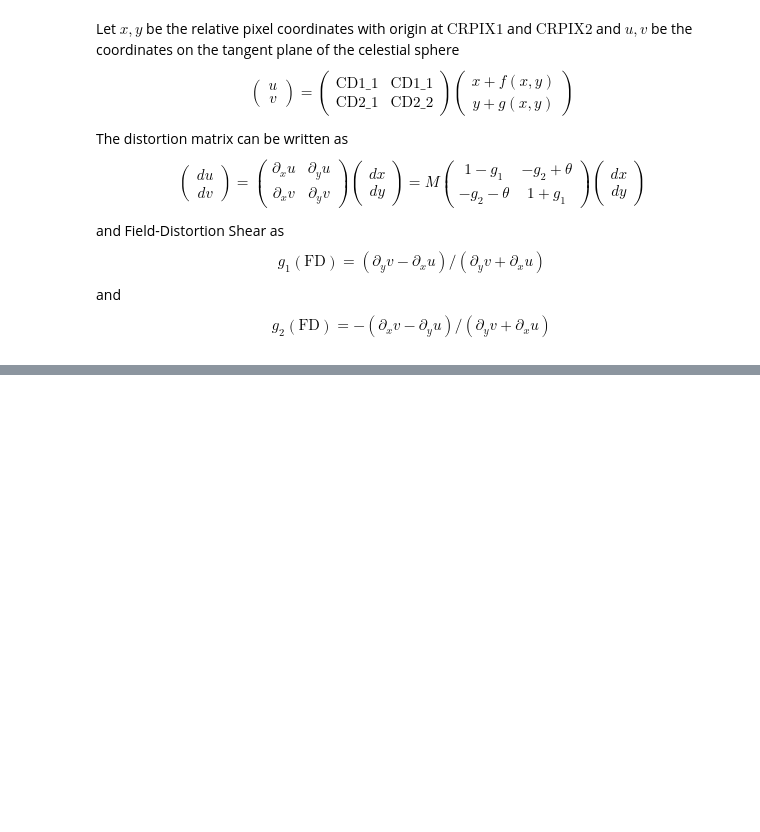
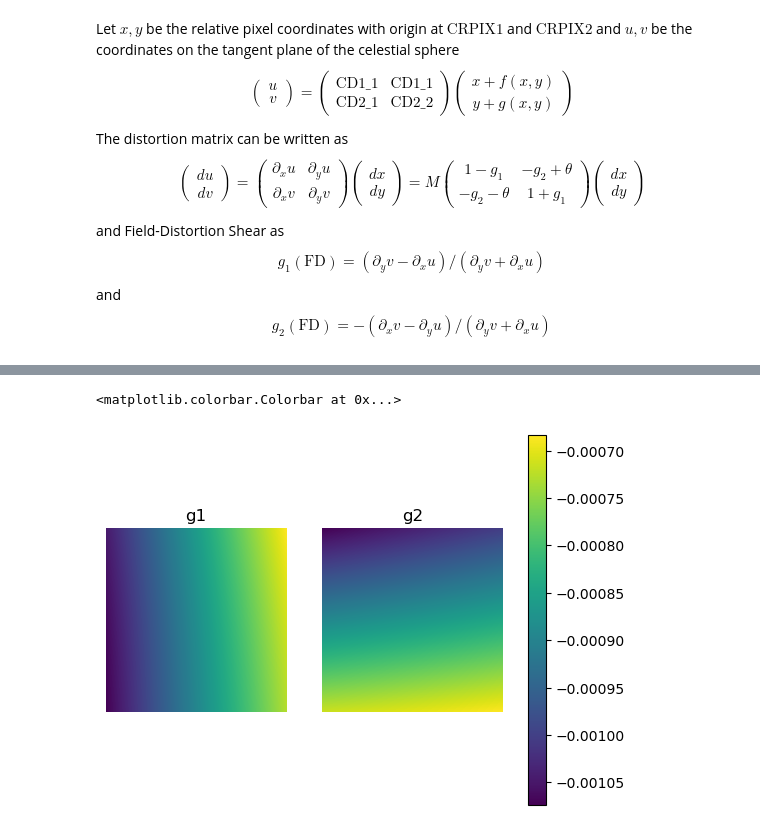
Before and after one commit to CMacM/BATSim, a Jupyter notebook: notebooks/WCS_FD.ipynb, the cells around one changed output, grey strips where cells are left out. Drawn from its saved outputs; the diff is of its cells as text; code cells hidden in the pictures; blank space fills up the shorter version.

```diff
--- a/notebooks/WCS_FD.ipynb
+++ b/notebooks/WCS_FD.ipynb
@@ -128,0 +123,12 @@ KeyboardInterrupt:
+# %%
+fig, axes = plt.subplots(nrows=1, ncols=2)
+g_fd = np.array([g1_fd, g2_fd])
+for i, ax in enumerate(axes.flat):
+    im = ax.imshow(g_fd[i], origin='lower')
+    ax.axis(False)
+    ax.set_title(f"g{i+1}")
+
+fig.colorbar(im, ax=axes.ravel().tolist())
+# %% [output]
+<matplotlib.colorbar.Colorbar at 0x...>
+[figure, added]
```
Also changed, not shown: parts of 5 cells of this notebook.
